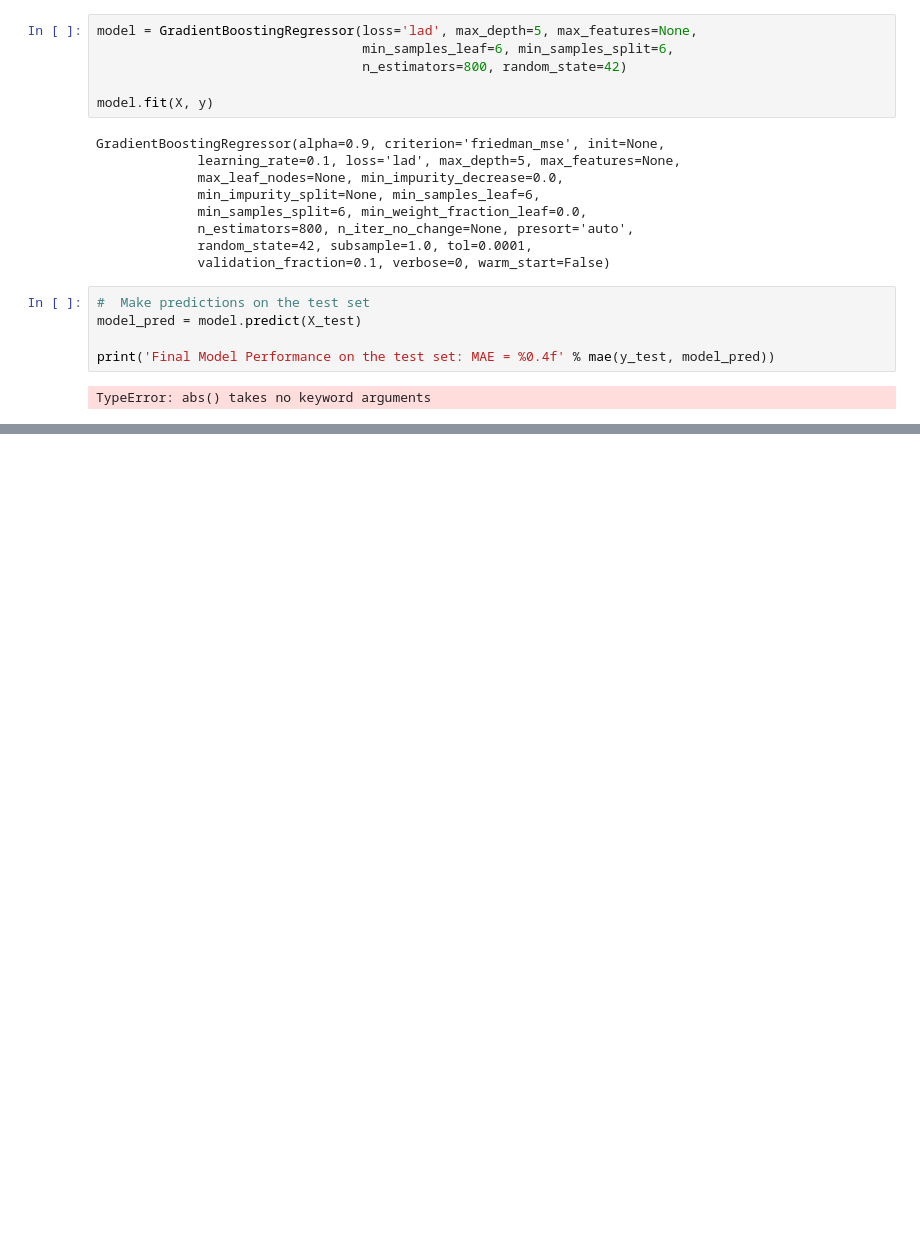
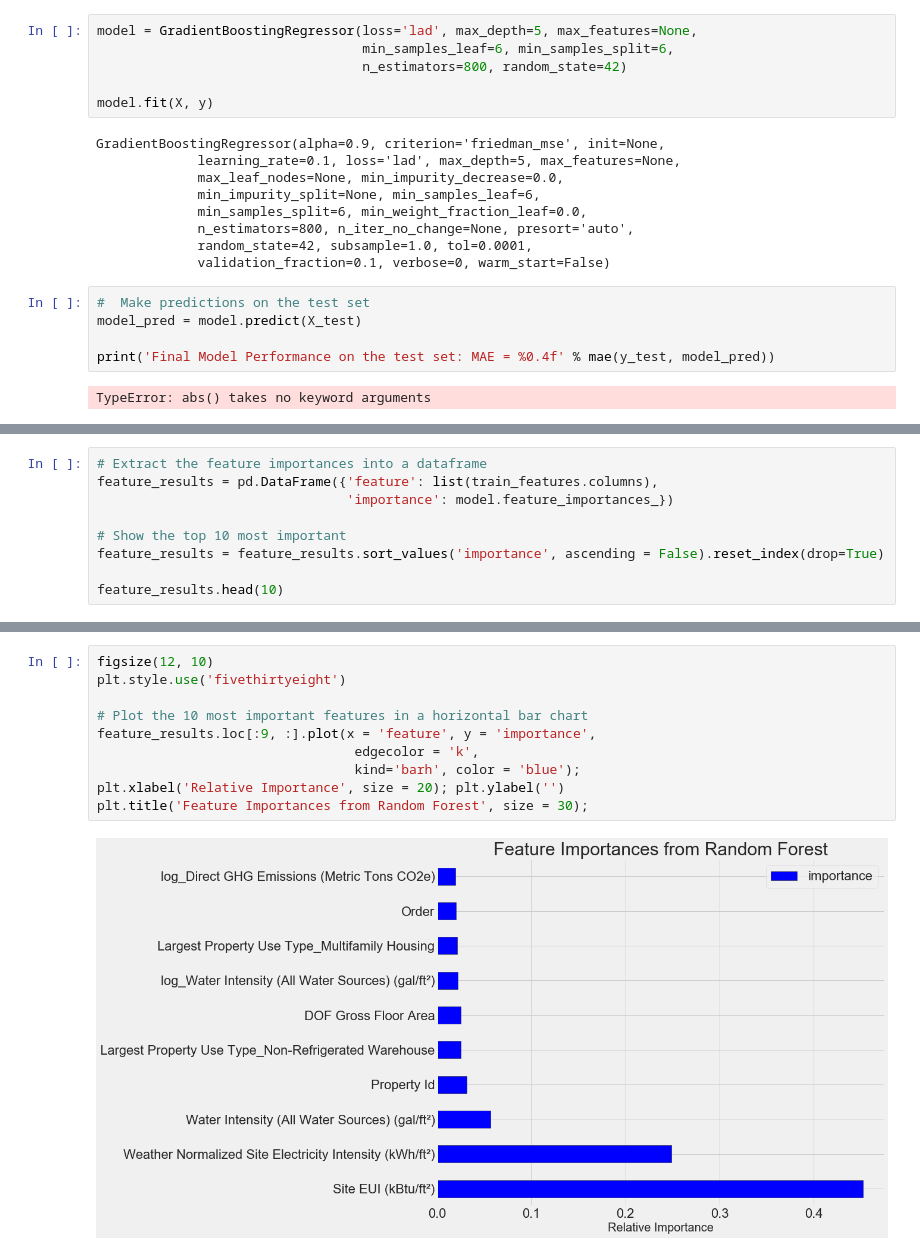
Before and after one commit to snehalsandy/machine-learning-, a Jupyter notebook: machine-learning-project-walkthrough-master/Untitled2.ipynb, the cells around one changed output, grey strips where cells are left out. Drawn from its saved outputs; the diff is of its cells as text; blank space fills up the shorter version.

```diff
--- a/machine-learning-project-walkthrough-master/Untitled2.ipynb
+++ b/machine-learning-project-walkthrough-master/Untitled2.ipynb
@@ -87,0 +86,9 @@ TypeError: abs() takes no keyword arguments
+# %%
+# Extract the feature importances into a dataframe
+feature_results = pd.DataFrame({'feature': list(train_features.columns),
+                                'importance': model.feature_importances_})
+
+# Show the top 10 most important
+feature_results = feature_results.sort_values('importance', ascending = False).reset_index(drop=True)
+
+feature_results.head(10)
@@ -87,0 +107,12 @@ TypeError: abs() takes no keyword arguments
+# %%
+figsize(12, 10)
+plt.style.use('fivethirtyeight')
+
+# Plot the 10 most important features in a horizontal bar chart
+feature_results.loc[:9, :].plot(x = 'feature', y = 'importance',
+                                 edgecolor = 'k',
+                                 kind='barh', color = 'blue');
+plt.xlabel('Relative Importance', size = 20); plt.ylabel('')
+plt.title('Feature Importances from Random Forest', size = 30);
+# %% [output]
+[figure, added]
```
Also changed, not shown: parts of 3 cells of this notebook.
